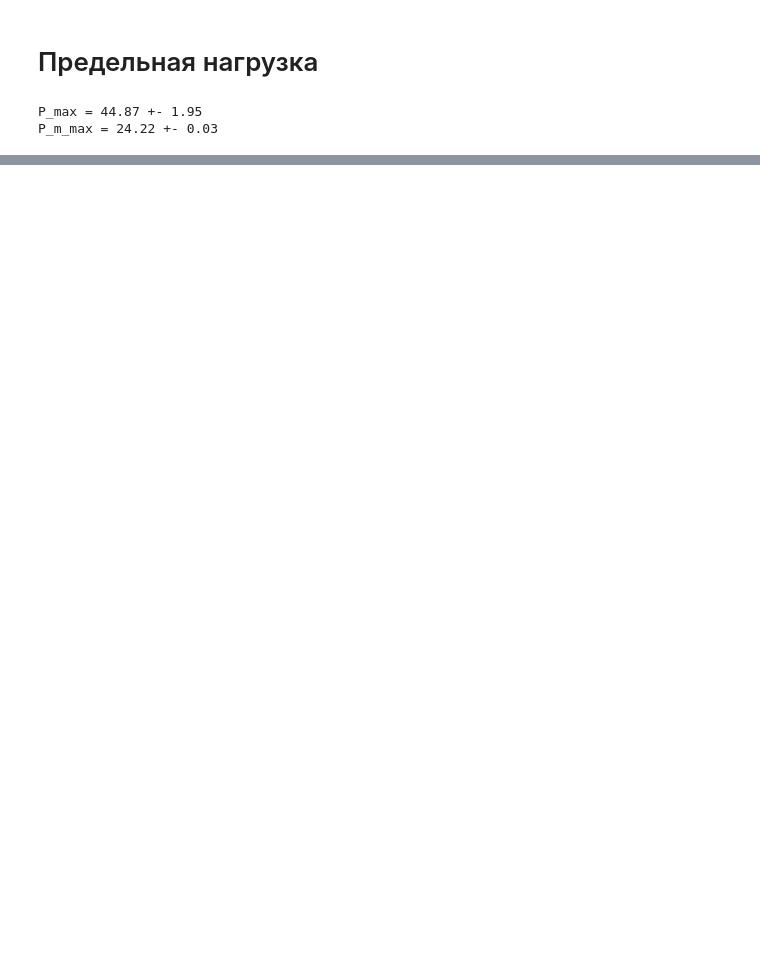
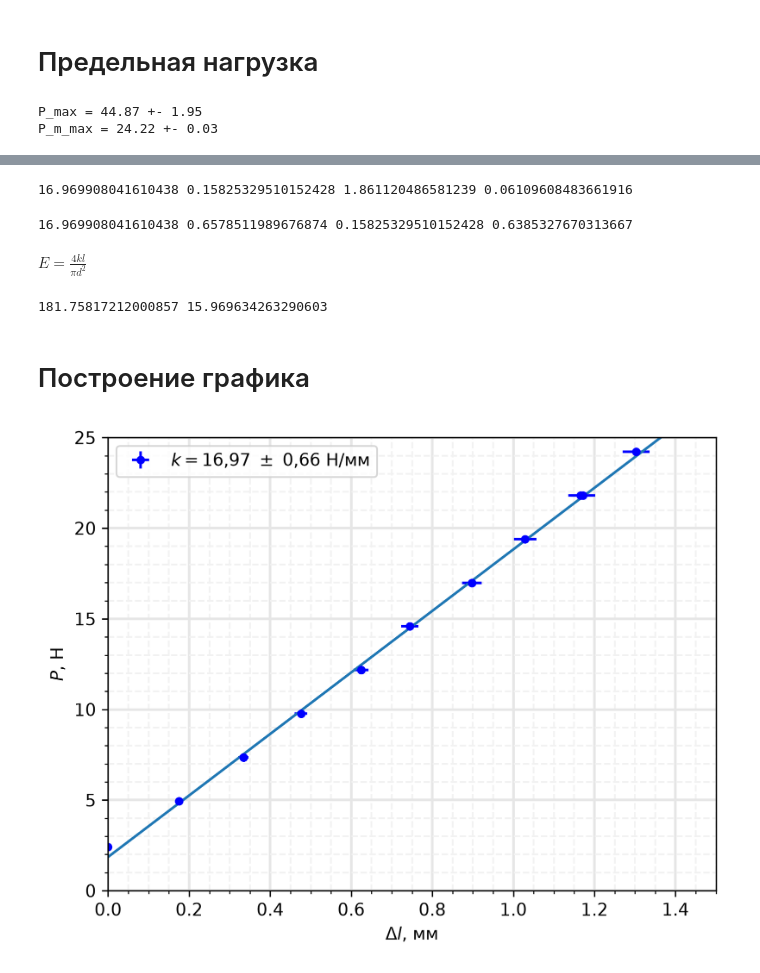
Before and after one commit to Lexonixeo/mipt-lab, a Jupyter notebook: 1.3.1+1.3.2/analysis1311.ipynb, the cells around one changed output, grey strips where cells are left out. Cells and saved outputs as stored; diff of their text form; code cells hidden in the pictures; blank space fills up the shorter version.

```diff
--- a/1.3.1+1.3.2/analysis1311.ipynb
+++ b/1.3.1+1.3.2/analysis1311.ipynb
@@ -72,0 +86,56 @@ data
+# %%
+def least_squares(x, y): # y = kx
+    coeff = np.mean(x*y) / np.mean(x*x)
+    err = 1 / np.sqrt(len(x) - 1) * np.sqrt((y*y).mean() / (x*x).mean() - coeff ** 2)
+    return coeff, err # coeff = k
+
+def least_squares_line(x, y): # y = kx + b
+    k = (np.mean(x*y) - np.mean(x) * np.mean(y)) / (np.mean(x*x) - (np.mean(x) ** 2))
+    d_k = 1 / np.sqrt(len(x) - 1) * np.sqrt(((y*y).mean() - (y.mean() ** 2)) / ((x*x).mean() - (x.mean() ** 2)) - k ** 2)
+    b = np.mean(y) - k * np.mean(x)
+    d_b = d_k * np.sqrt(np.mean(x*x) - (np.mean(x) ** 2))
+    return k, d_k, b, d_b
+
+k, d_k_stat, b, d_b = least_squares_line(data["d_l"], data["P"]) # Н/мм
+print(k, d_k_stat, b, d_b)
+# %% [output]
+16.969908041610438 0.15825329510152428 1.861120486581239 0.06109608483661916
+# %%
+d_k_inst = data["eps_k"].mean() * k
+d_k = np.sqrt(d_k_stat ** 2 + d_k_inst ** 2)
+print(k, d_k, d_k_stat, d_k_inst)
+# %% [output]
+16.969908041610438 0.6578511989676874 0.15825329510152428 0.6385327670313667
+# %% [markdown]
+$E = \frac{4kl}{\pi d^2}$
+# %%
+E = 4 * k * l / (np.pi * d * d) / 100 * 1000 * 1000 * 1000 / 1000 / 1000 / 1000 # ГПа
+eps_E = d_k / k + d_l / l + 2 * d_d / d
+d_E = eps_E * E
+# Н * см / (мм^3)
+print(E, d_E)
+# %% [output]
+181.75817212000857 15.969634263290603
+# %% [markdown]
+# Построение графика
+# %%
+xline = np.linspace(0, 2, 10)
+# %%
+y = xline * k + b
+# %%
+plt.figure(dpi=300)
+plt.axis([0, 1.5, 0, 25])
+plt.minorticks_on()
+plt.ylabel("$P$, Н")
+plt.xlabel("$\\Delta l$, мм")
+
+plt.grid(visible=True, which='major', linestyle='-', linewidth=1.5, color='0.9') # Формат основных линиий сетки
+plt.grid(visible=True, which='minor', linestyle='--', linewidth=1, color='0.95') # Формат побочных линий, цвет указывается как оттенок серого - 0.0 - чёрный, 1.0 - белый
+
+plt.errorbar(data["d_l"], data["P"], xerr=data["d_d_l"], yerr=data["d_P"], fmt="bo", markersize=4, label="$k=16{,}97\\ \\pm\\ 0{,}66$ Н/мм")
+plt.plot(xline, y, color="tab:blue")
+
+plt.legend()
+plt.savefig("images/graph1311.pdf", format="pdf")
+# %% [output]
+[figure, added]
```
Also changed, not shown: parts of 4 cells of this notebook, 13 other files.
